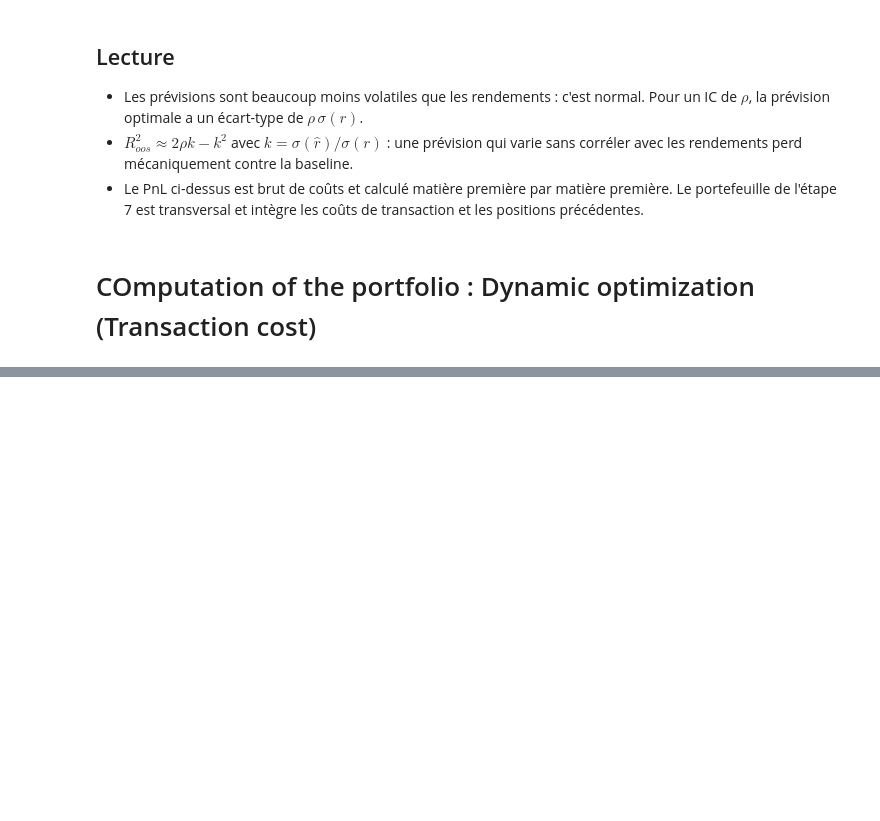
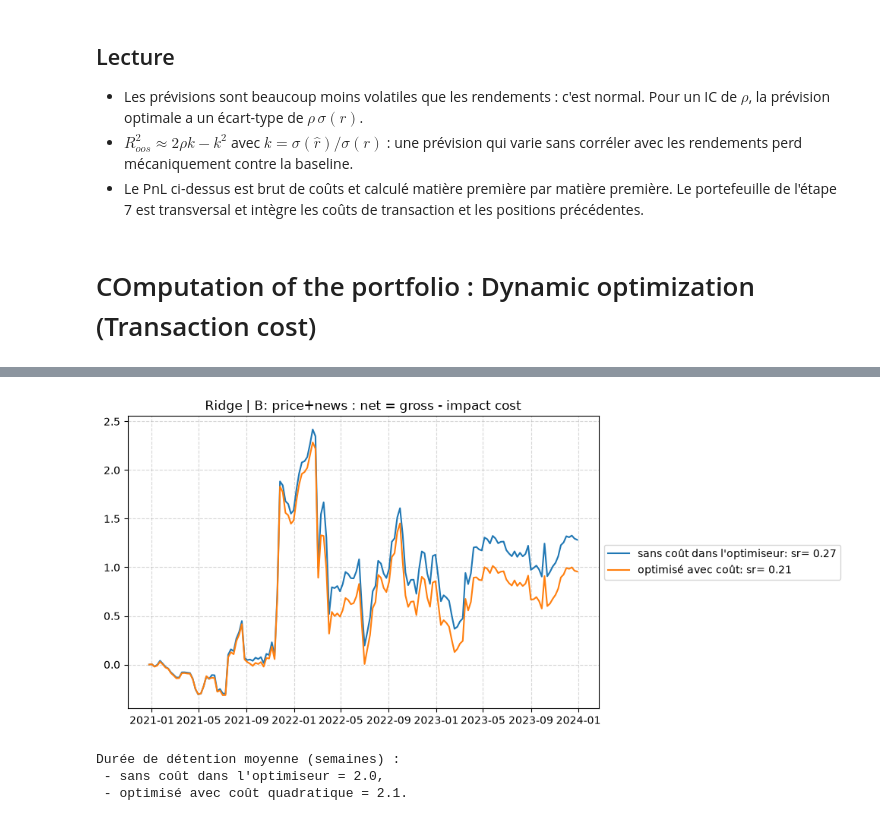
Before and after one commit to Martial071/ML_portfolio_and_trading, a Jupyter notebook: models/02_models_par_commodity.ipynb, the cells around one changed output, grey strips where cells are left out. Saved outputs shown, nothing was run; the diff lists cells and outputs as text; code cells hidden in the pictures; blank space fills up the shorter version.

```diff
--- a/models/02_models_par_commodity.ipynb
+++ b/models/02_models_par_commodity.ipynb
@@ -638,0 +850,21 @@ plt.show()
+# %%
+net_label = "net = gross - impact cost"
+
+line(
+    {"sans coût dans l'optimiseur": pnlc[net_label],
+     "optimisé avec coût": m.pnl_[net_label]},
+    cumsum=True,
+    title=f"{KEY[0]} | {KEY[1]} : {net_label}",
+)
+# %% [output]
+[figure, added]
+# %%
+print(
+    f"Durée de détention moyenne (semaines) :"
+    f"\n - sans coût dans l'optimiseur = {average_holding_period(m0.h_):.1f},"
+    f"\n - optimisé avec coût quadratique = {average_holding_period(m.h_):.1f}."
+)
+# %% [output]
+Durée de détention moyenne (semaines) :
+ - sans coût dans l'optimiseur = 2.0,
+ - optimisé avec coût quadratique = 2.1.
```
Also changed, not shown: parts of 28 cells of this notebook, 8 other files.
